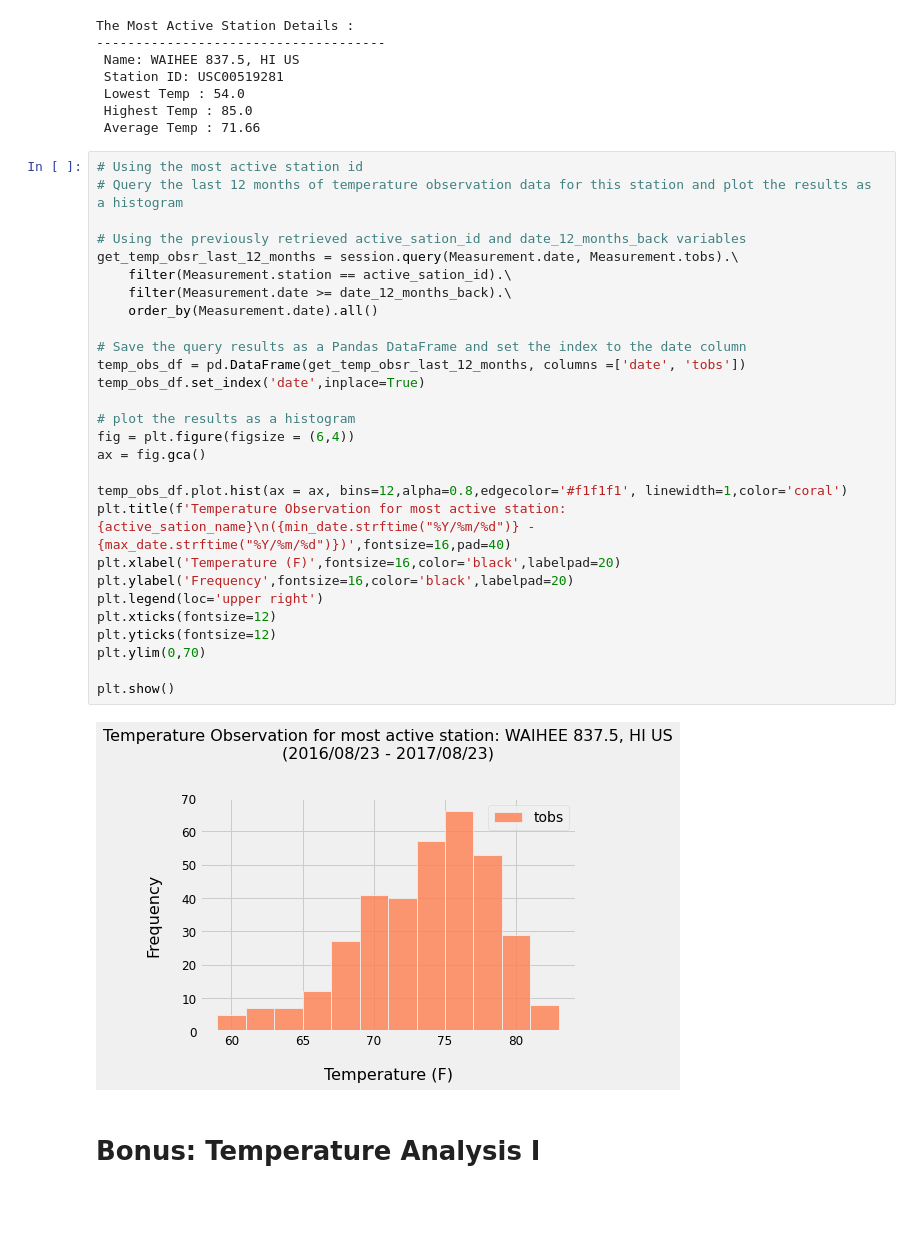
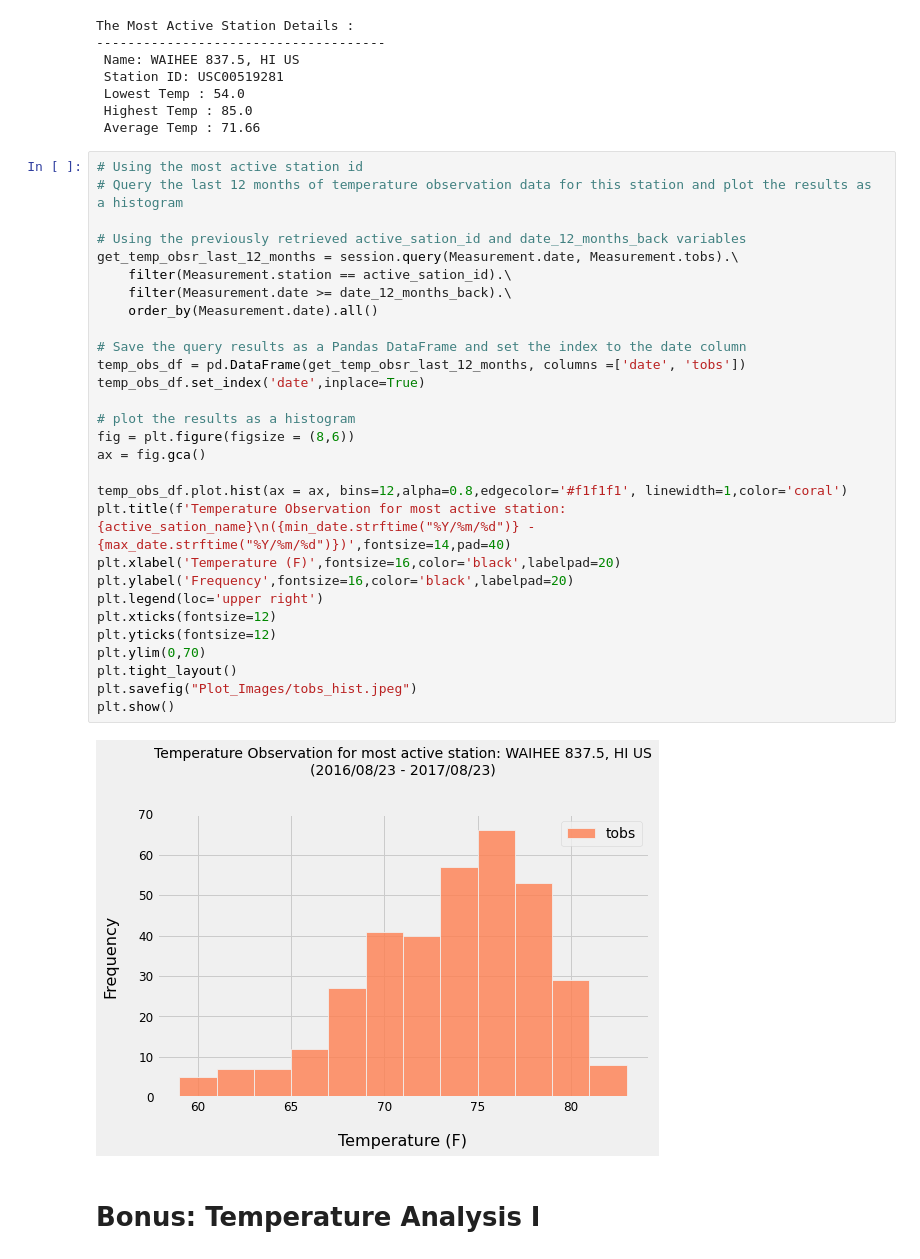
Before and after one commit to V-MalM/Climate-analysis, a Jupyter notebook: Honolulu_climate_analysis.ipynb, the cells around one changed output. Saved outputs shown, nothing was run; the diff lists cells and outputs as text; blank space fills up the shorter version.

```diff
--- a/Honolulu_climate_analysis.ipynb
+++ b/Honolulu_climate_analysis.ipynb
@@ -168,33 +169,34 @@ The Most Active Station Details :
 # %%
 # Using the most active station id
 # Query the last 12 months of temperature observation data for this station and plot the results as a histogram
 
 # Using the previously retrieved active_sation_id and date_12_months_back variables
 get_temp_obsr_last_12_months = session.query(Measurement.date, Measurement.tobs).\
     filter(Measurement.station == active_sation_id).\
     filter(Measurement.date >= date_12_months_back).\
     order_by(Measurement.date).all()
 
 # Save the query results as a Pandas DataFrame and set the index to the date column
 temp_obs_df = pd.DataFrame(get_temp_obsr_last_12_months, columns =['date', 'tobs'])
 temp_obs_df.set_index('date',inplace=True)
 
 # plot the results as a histogram
-fig = plt.figure(figsize = (6,4))
+fig = plt.figure(figsize = (8,6))
 ax = fig.gca()
 
 temp_obs_df.plot.hist(ax = ax, bins=12,alpha=0.8,edgecolor='#f1f1f1', linewidth=1,color='coral')
-plt.title(f'Temperature Observation for most active station: {active_sation_name}\n({min_date.strftime("%Y/%m/%d")} - {max_date.strftime("%Y/%m/%d")})',fontsize=16,pad=40)
+plt.title(f'Temperature Observation for most active station: {active_sation_name}\n({min_date.strftime("%Y/%m/%d")} - {max_date.strftime("%Y/%m/%d")})',fontsize=14,pad=40)
 plt.xlabel('Temperature (F)',fontsize=16,color='black',labelpad=20)
 plt.ylabel('Frequency',fontsize=16,color='black',labelpad=20)
 plt.legend(loc='upper right')
 plt.xticks(fontsize=12)
 plt.yticks(fontsize=12)
 plt.ylim(0,70)
-
+plt.tight_layout()
+plt.savefig("Plot_Images/tobs_hist.jpeg")
 plt.show()
 # %% [output]
-[figure, old version]
+[figure, new version]
 # %% [markdown]
 # Bonus: Temperature Analysis I
 # %%
```
Also changed, not shown: parts of 4 cells of this notebook, 10 other files.
